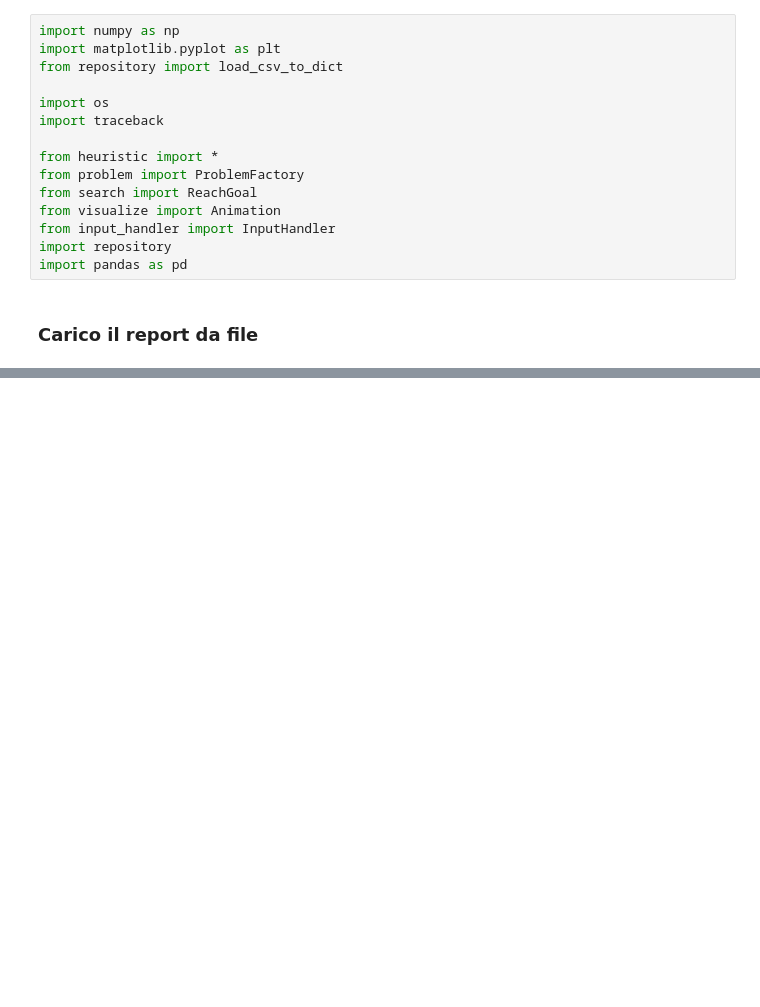
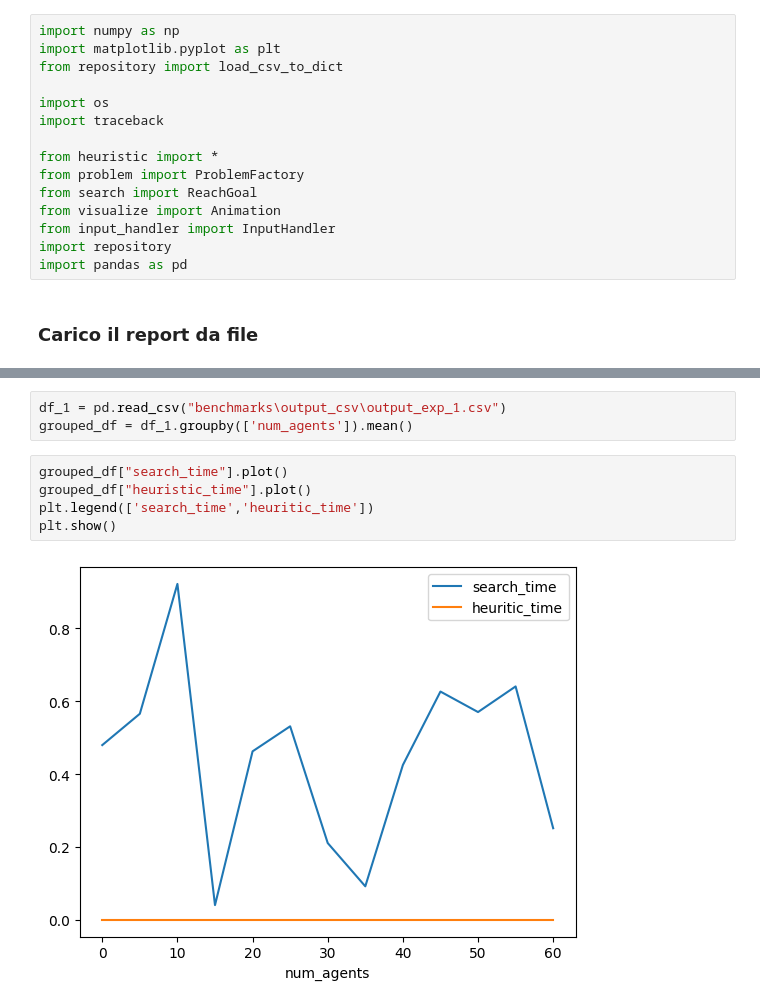
Before and after one commit to nikbet98/ProgettoAlgoritmi, a Jupyter notebook: test.ipynb, the cells around one changed output, grey strips where cells are left out. Saved outputs shown, nothing was run; the diff lists cells and outputs as text; blank space fills up the shorter version.

```diff
--- a/test.ipynb
+++ b/test.ipynb
@@ -37,0 +77,10 @@ plt.show()
+# %%
+df_1 = pd.read_csv("benchmarks\output_csv\output_exp_1.csv")
+grouped_df = df_1.groupby(['num_agents']).mean()
+# %%
+grouped_df["search_time"].plot()
+grouped_df["heuristic_time"].plot()
+plt.legend(['search_time','heuritic_time'])
+plt.show()
+# %% [output]
+[figure, added]
```
Also changed, not shown: parts of 7 cells of this notebook, 4 other files.
